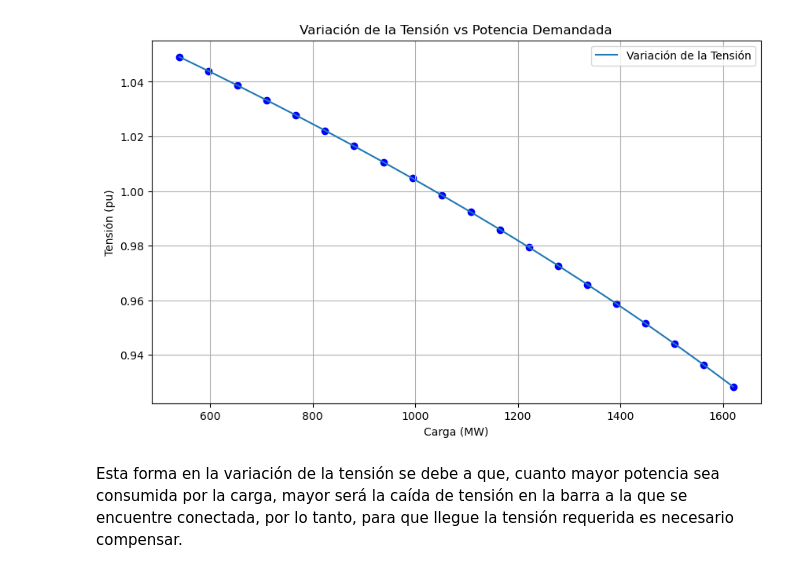
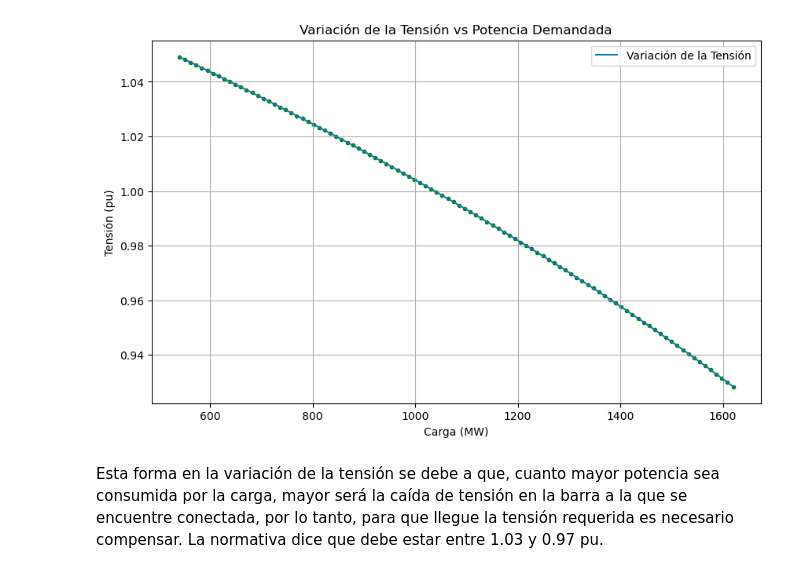
Before and after one commit to Reinaldo-usm/G1A_SEP1_S12024, a Jupyter notebook: Desarrollo parte 3.ipynb, the cells around one changed output. Saved outputs shown, nothing was run; the diff lists cells and outputs as text; code cells hidden in the pictures.

```diff
--- a/Desarrollo parte 3.ipynb
+++ b/Desarrollo parte 3.ipynb
@@ -30,36 +30,36 @@ pp.create_load(net, bus=b2, p_mw=p_nom, q_mvar=q_nom, name="carga1")
 
 # Inicializar listas para almacenar resultados
 loads = []
 voltages = []
 
 # Rango de variación de la carga (-50% a +50%)
-p_range = np.linspace(0.5 * p_nom, 1.5 * p_nom, 20)
-q_range = np.linspace(0.5 * q_nom, 1.5 * q_nom, 20)
+p_range = np.linspace(0.5 * p_nom, 1.5 * p_nom, 100)
+q_range = np.linspace(0.5 * q_nom, 1.5 * q_nom, 100)
 
 # Ejecutar flujo de potencia para cada valor de carga en el rango
 for p, q in zip(p_range, q_range):
     # Actualizar la carga en la red
     net.load.at[0, 'p_mw'] = p
     net.load.at[0, 'q_mvar'] = q
 
     # Ejecutar el flujo de potencia
     pp.runpp(net)
 
     # Almacenar los resultados
     loads.append(p)
     voltages.append(net.res_bus.vm_pu[1])
 
 # Crear el gráfico
 plt.figure(figsize=(10, 6))
-plt.scatter(loads, voltages, c='b', marker='o')
+plt.scatter(loads, voltages, c='g', marker='.')
 plt.plot(loads, voltages, label='Variación de la Tensión')
 plt.xlabel('Carga (MW)')
 plt.ylabel('Tensión (pu)')
 plt.title('Variación de la Tensión vs Potencia Demandada')
 plt.legend()
 plt.grid()
 plt.show()
 # %% [output]
-[figure, old version]
+[figure, new version]
 # %% [markdown]
-Esta forma en la variación de la tensión se debe a que, cuanto mayor potencia sea consumida por la carga, mayor será la caída de tensión en la barra a la que se encuentre conectada, por lo tanto, para que llegue la tensión requerida es necesario compensar.
+Esta forma en la variación de la tensión se debe a que, cuanto mayor potencia sea consumida por la carga, mayor será la caída de tensión en la barra a la que se encuentre conectada, por lo tanto, para que llegue la tensión requerida es necesario compensar. La normativa dice que debe estar entre 1.03 y 0.97 pu.
```
Also changed, not shown: parts of 2 cells of this notebook, 1 other file.
